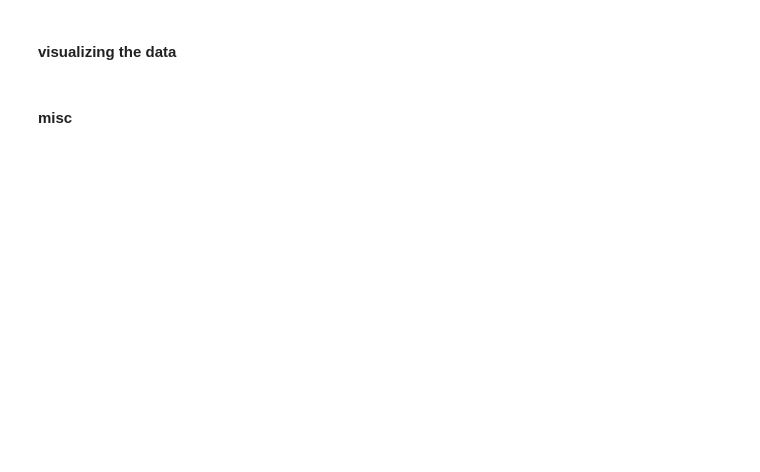
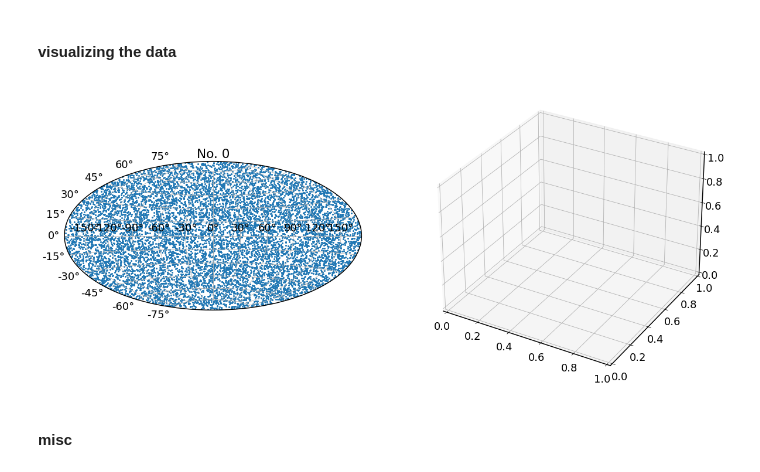
Before and after one commit to YaraAlShorman/Research-spring-22, a Jupyter notebook: Active_code/galaxy_rotations.ipynb, the cells around one changed output. Cells and saved outputs as stored; diff of their text form; code cells hidden in the pictures; blank space fills up the shorter version.

```diff
--- a/Active_code/galaxy_rotations.ipynb
+++ b/Active_code/galaxy_rotations.ipynb
@@ -171,62 +199,48 @@ for i in range(1): # use range(300) to run on all catalogues (BAD IDEA)
 # %%
 # for generating figures
 # for i in range(1):
-# C:/Users/yaras/Documents/Research/Feldman/outerrim/CF3-OuterRim-CF3grouplike-cz-rand/CF3-OuterRim-CF3grouplike-cz-rand-box-{i}.npy
-#     data = np.load(f'INCLUDE PATH HERE')
+#     for v in range(1):
+        # C:/Users/yaras/Documents/Research/Feldman/
+data = np.load(f'C:/Users/yaras/Documents/Research/Feldman/rotated-outerrim-cz-rand/rotated-0-version-0.npy')
 
-    # # processing the ORIGINAL data, we dont need this for making the new catalogues
-    # # ------------------------------------
-    # # glat and glon are in degrees, make unit objects to ease operations
-    # glon, glat = data[: ,10], data[: ,11]
-    # glon = c.Angle(glon, u.degree)
-    # glat = c.Angle(glat, u.degree)
+# processing the ORIGINAL data, we dont need this for making the new catalogues
+# ------------------------------------
+# glat and glon are in degrees, make unit objects to ease operations
+glon, glat = data[: ,2], data[: ,3]
+glon = c.Angle(glon, u.degree)
+glat = c.Angle(glat, u.degree)
 
-    # # changing range of glon to (-180, 180) instead of (0, 360)
-    # glon = glon.wrap_at('180d', inplace=False)
+# changing range of glon to (-180, 180) instead of (0, 360)
+glon = glon.wrap_at('180d', inplace=False)
 
-    # # Accounting for zone of avoidance (taking out data points with -5 < glat < 5)
-    # indices = np.where(abs(glat.value) > 5)
-    # glon = glon[indices]
-    # glat = glat[indices]
-    # # -------------------------------------
+# Accounting for zone of avoidance (taking out data points with -5 < glat < 5)
+# indices = np.where(abs(glat.value) > 5)
+# glon = glon[indices]
+# glat = glat[indices]
+# # -------------------------------------
 
-    # # making figure
-    # fig = plt.figure(figsize=(20, 20))
-    # P.update({'font.size': 18,
-    #                    'axes.linewidth': 1.5,
-    #                    'axes.labelweight': 'bold',
-    #                    })
+# making figure
+fig = plt.figure(figsize=(20, 20))
+P.update({'font.size': 18,
+                'axes.linewidth': 1.5,
+                'axes.labelweight': 'bold',
+                })
 
-    # # subplot 1
-    # ax1 = fig.add_subplot(221, projection='hammer')
-    # ax1.scatter(glon.radian, glat.radian, marker='.', linewidths=0.001)
-    # ax1.scatter(glonprime, glatprime, marker='.', linewidths=0.001, color='red')
-    # ax1.grid(True)
-    # ax1.title.set_text(f'No. {i}')
+# subplot 1
+ax1 = fig.add_subplot(121, projection='hammer')
+ax1.scatter(glon.radian, glat.radian, marker='.', linewidths=0.1)
+ax1.grid(True)
+ax1.title.set_text(f'No. 0')
 
-    # the angles will be printed
-    # print('original bulkflow xyz:\n', bulkflows[:,i])
-    # print('rotated bulkflow xyz:\n', bulkflow_prime)
-    # print('original bulkflow magnitude:\n', math.sqrt(bulkflows[:,i][0]**2+bulkflows[:,i][1]**2+bulkflows[:,i][2]**2))
-    # print(f'rotated bulkflow magnitude (with {error=}):\n', math.sqrt(bulkflow_prime[0]**2+bulkflow_prime[1]**2+bulkflow_prime[2]**2))
+x,y,z = data[:,4], data[:,5], data[:,6]
 
-    # # subplot 2
-    # ax2 = fig.add_subplot(222, projection='hammer')
-    # ax2.scatter(glonprime, glatprime, marker='.', linewidths=0.001, color='red')
+ax = fig.add_subplot(122, projection='3d')
+ax.plot((0, x) ,(0, y),(0, z))
+ax.scatter(x,y,z)
+ax.view_init(-155, 45)
 
-    # ax2.grid(True)
-    # ax2.title.set_text(f'No. {i}')
-
-    # x,y,z = bulkflows[:,i]
-    # x1,y1,z1 = bulkflow_prime
-
-    # ax = fig.add_subplot(223, projection='3d')
-    # ax.plot((0, x) ,(0, y),(0, z))
-    # ax.plot((0, x1) ,(0, y1),(0, z1))
-    # ax.scatter(x,y,z)
-    # ax.scatter(x1,y1,z1)
-    # ax.view_init(-155, 45)
-
-    # fig.show()
+fig.show()
+# %% [output]
+[figure, added]
 # %% [markdown]
 #### misc
```
Also changed, not shown: parts of 7 cells of this notebook, 1 other file.
